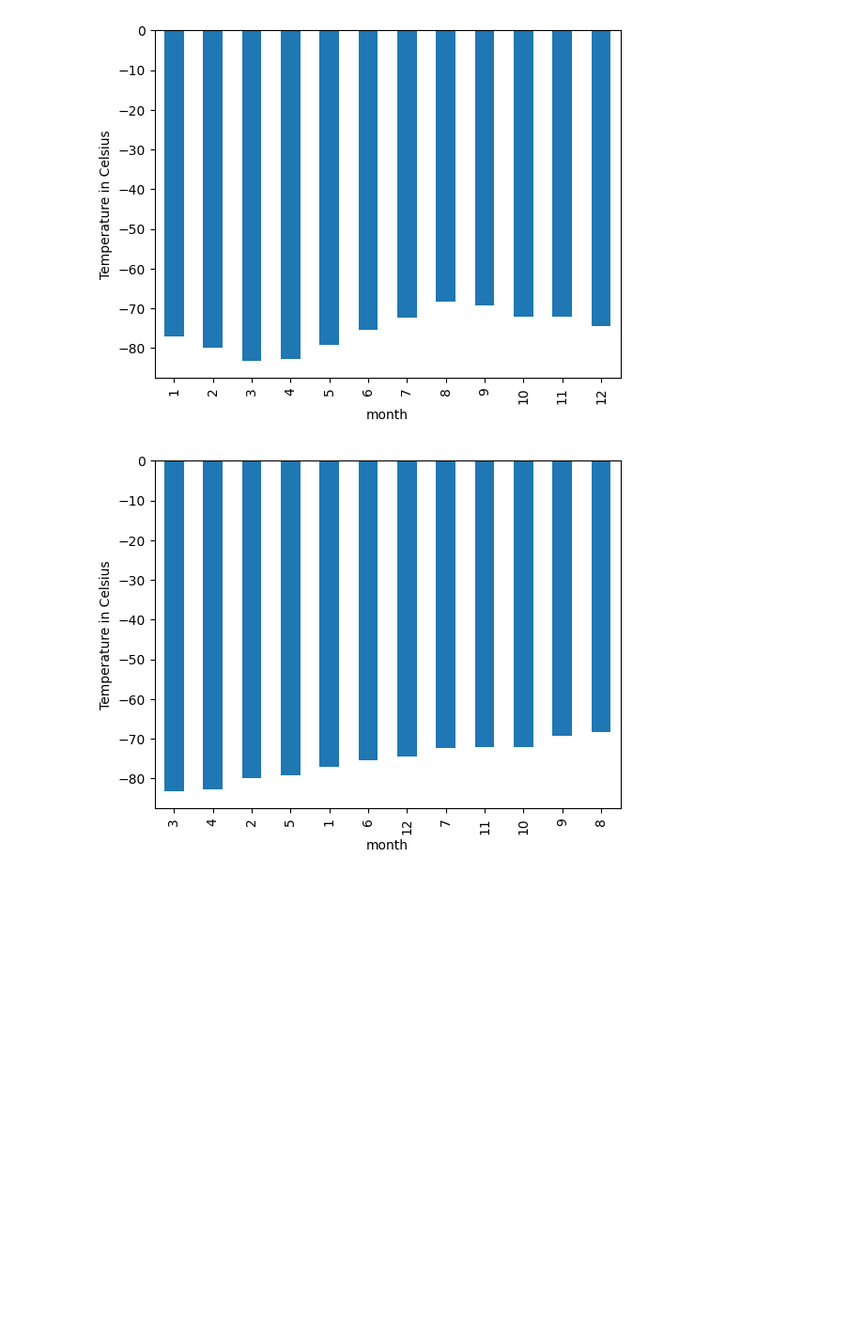
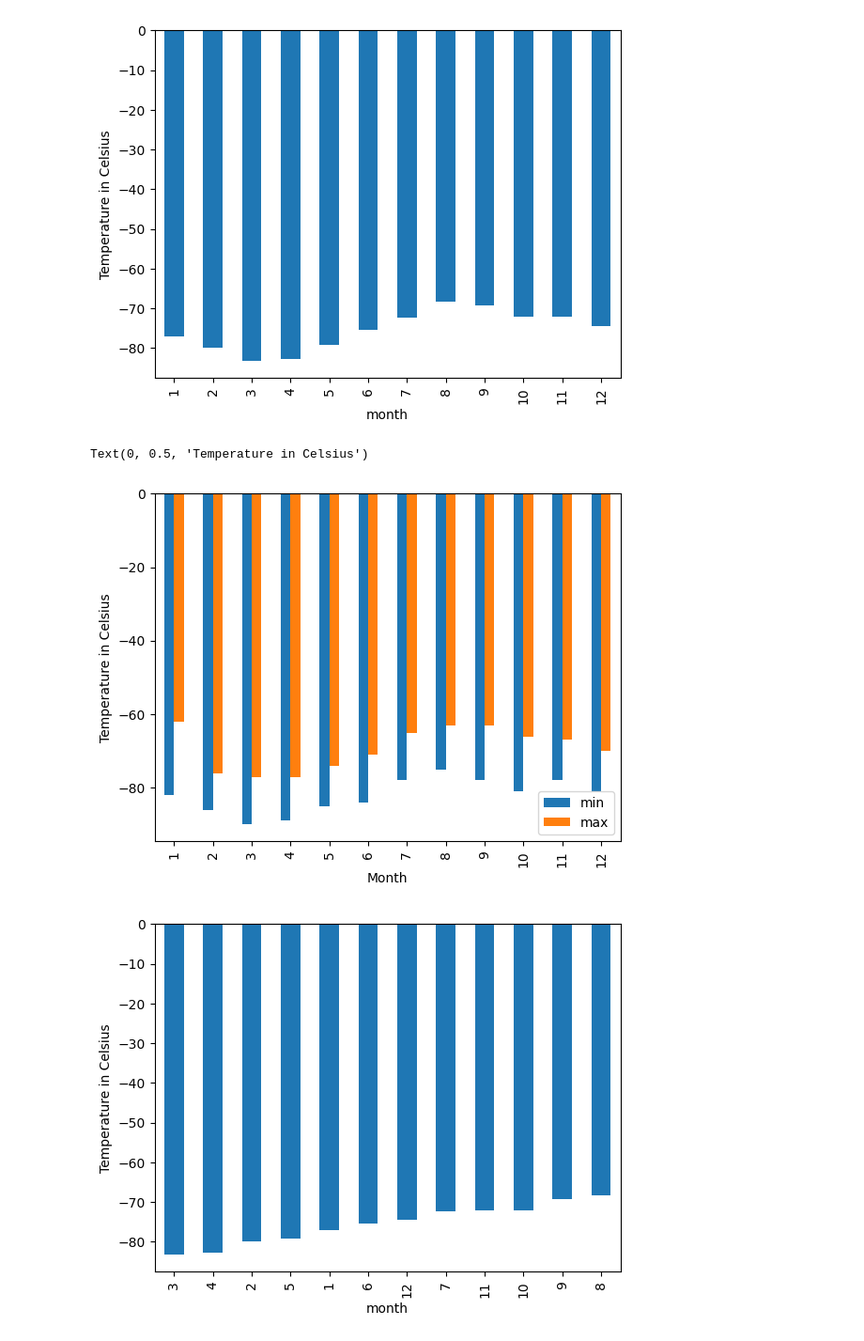
Before and after one commit to ChisomOzo/HTML, a Jupyter notebook: part_2_mars_weather.ipynb, the cells around one changed output. Shown at 94% size. Drawn from its saved outputs; the diff is of its cells as text; code cells hidden in the pictures; blank space fills up the shorter version.

```diff
--- a/part_2_mars_weather.ipynb
+++ b/part_2_mars_weather.ipynb
@@ -209,6 +254,14 @@ Name: min_temp, dtype: float64
 # Plot the average temperature by month
 # %% [output]
 [figure]
+# %%
+cold_hot_month = df.groupby("month")["min_temp"].agg([min, max])
+cold_hot_month.plot.bar()
+plt.xlabel("Month")
+plt.ylabel("Temperature in Celsius")
+# %% [output]
+Text(0, 0.5, 'Temperature in Celsius')
+[figure, added]
 # %%
 # Identify the coldest and hottest months in Curiosity's location
 # %% [output]
```
Also changed, not shown: parts of 15 cells of this notebook, 3 other files.
